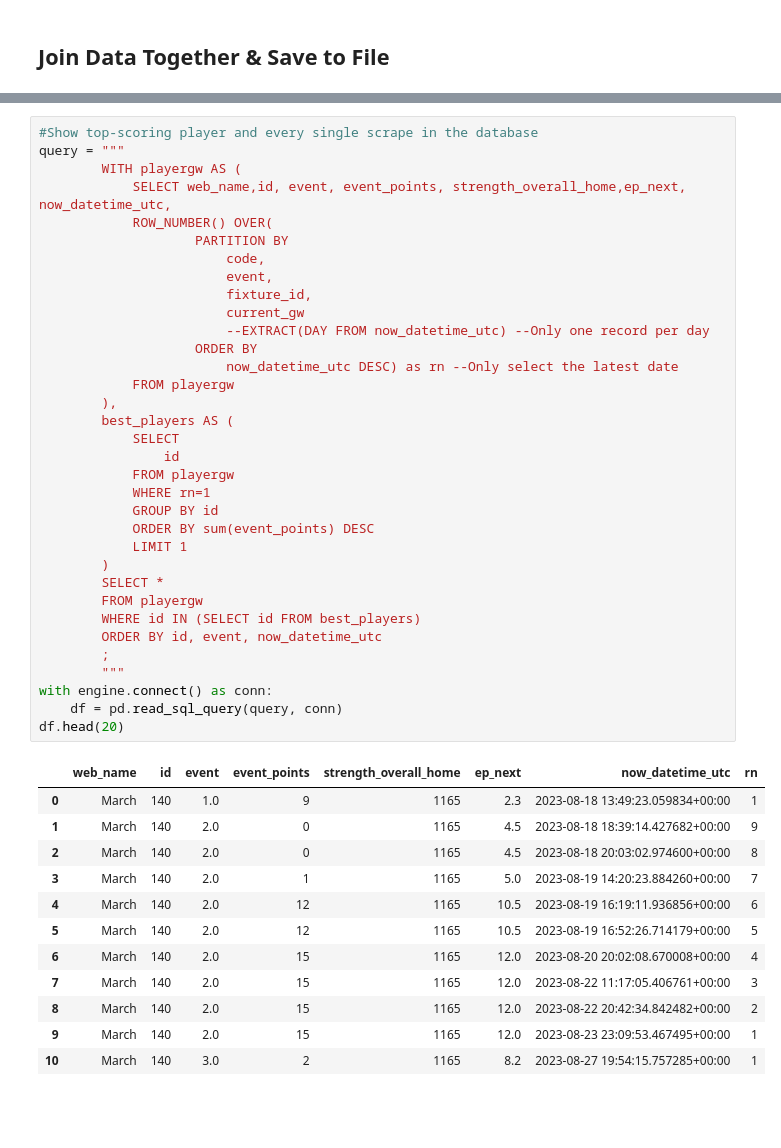
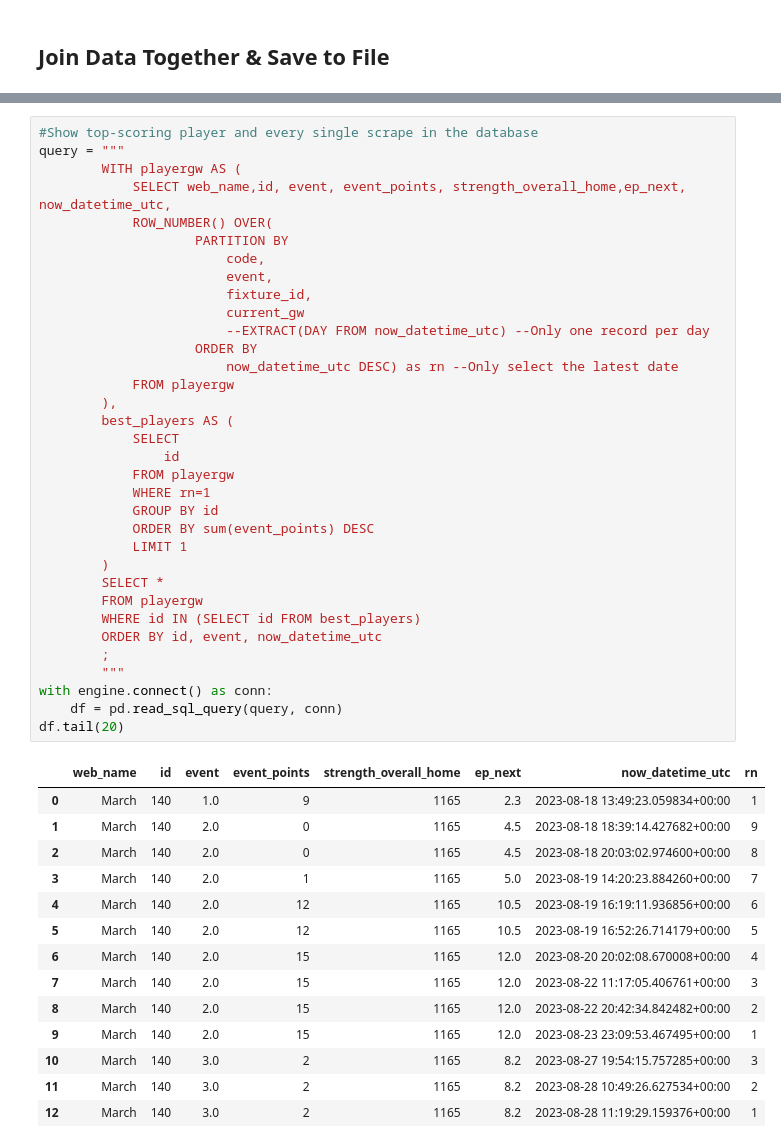
Before and after one commit to chrisimpacts/FPL-Data-Analysis, a Jupyter notebook: FPL-API-Scrape-Player-Data.ipynb, the cells around one changed output, grey strips where cells are left out. Drawn from its saved outputs; the diff is of its cells as text; blank space fills up the shorter version.

```diff
--- a/FPL-API-Scrape-Player-Data.ipynb
+++ b/FPL-API-Scrape-Player-Data.ipynb
@@ -839,32 +839,34 @@ query = """
         ),
         best_players AS (
             SELECT
                 id
             FROM playergw
             WHERE rn=1
             GROUP BY id
             ORDER BY sum(event_points) DESC
             LIMIT 1
         )
         SELECT *
         FROM playergw
         WHERE id IN (SELECT id FROM best_players)
         ORDER BY id, event, now_datetime_utc
         ;
         """
 with engine.connect() as conn:
     df = pd.read_sql_query(query, conn)
-df.head(20)
+df.tail(20)
 # %% [output]
 |  | web_name | id | event | event_points | strength_overall_home | ep_next | now_datetime_utc | rn |
 | 0 | March | 140 | 1.0 | 9 | 1165 | 2.3 | 2023-08-18 13:49:23.059834+00:00 | 1 |
 | 1 | March | 140 | 2.0 | 0 | 1165 | 4.5 | 2023-08-18 18:39:14.427682+00:00 | 9 |
 | 2 | March | 140 | 2.0 | 0 | 1165 | 4.5 | 2023-08-18 20:03:02.974600+00:00 | 8 |
 | 3 | March | 140 | 2.0 | 1 | 1165 | 5.0 | 2023-08-19 14:20:23.884260+00:00 | 7 |
 | 4 | March | 140 | 2.0 | 12 | 1165 | 10.5 | 2023-08-19 16:19:11.936856+00:00 | 6 |
 | 5 | March | 140 | 2.0 | 12 | 1165 | 10.5 | 2023-08-19 16:52:26.714179+00:00 | 5 |
 | 6 | March | 140 | 2.0 | 15 | 1165 | 12.0 | 2023-08-20 20:02:08.670008+00:00 | 4 |
 | 7 | March | 140 | 2.0 | 15 | 1165 | 12.0 | 2023-08-22 11:17:05.406761+00:00 | 3 |
 | 8 | March | 140 | 2.0 | 15 | 1165 | 12.0 | 2023-08-22 20:42:34.842482+00:00 | 2 |
 | 9 | March | 140 | 2.0 | 15 | 1165 | 12.0 | 2023-08-23 23:09:53.467495+00:00 | 1 |
-| 10 | March | 140 | 3.0 | 2 | 1165 | 8.2 | 2023-08-27 19:54:15.757285+00:00 | 1 |
+| 10 | March | 140 | 3.0 | 2 | 1165 | 8.2 | 2023-08-27 19:54:15.757285+00:00 | 3 |
+| 11 | March | 140 | 3.0 | 2 | 1165 | 8.2 | 2023-08-28 10:49:26.627534+00:00 | 2 |
+| 12 | March | 140 | 3.0 | 2 | 1165 | 8.2 | 2023-08-28 11:19:29.159376+00:00 | 1 |
```
Also changed, not shown: parts of 7 cells of this notebook, 6 other files.
